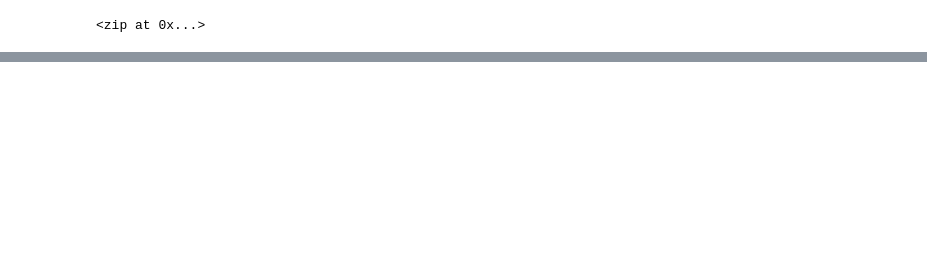
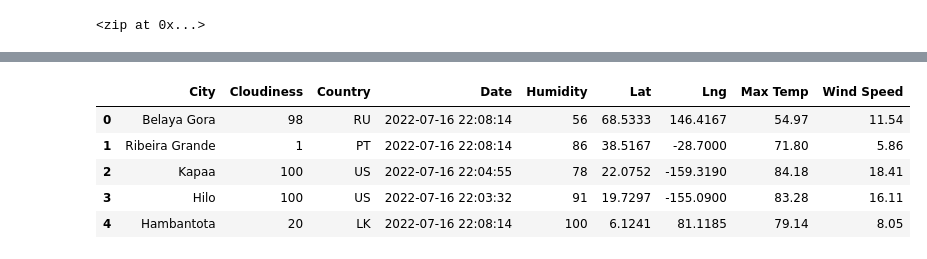
Before and after one commit to 05Perseus/World_Weather_Analysis, a Jupyter notebook: WeatherPy.ipynb, the cells around one changed output, grey strips where cells are left out. Saved outputs shown, nothing was run; the diff lists cells and outputs as text; code cells hidden in the pictures; blank space fills up the shorter version.

```diff
--- a/WeatherPy.ipynb
+++ b/WeatherPy.ipynb
@@ -130,0 +138,13 @@ p
+# %%
+new_column_order = ['City','Cloudiness','Country','Date','Humidity','Lat','Lng','Max Temp','Wind Speed']
+
+city_data_df = city_data_df[new_column_order]
+
+city_data_df.head()
+# %% [output]
+|  | City | Cloudiness | Country | Date | Humidity | Lat | Lng | Max Temp | Wind Speed |
+| 0 | Belaya Gora | 98 | RU | 2022-07-16 22:08:14 | 56 | 68.5333 | 146.4167 | 54.97 | 11.54 |
+| 1 | Ribeira Grande | 1 | PT | 2022-07-16 22:08:14 | 86 | 38.5167 | -28.7000 | 71.80 | 5.86 |
+| 2 | Kapaa | 100 | US | 2022-07-16 22:04:55 | 78 | 22.0752 | -159.3190 | 84.18 | 18.41 |
+| 3 | Hilo | 100 | US | 2022-07-16 22:03:32 | 91 | 19.7297 | -155.0900 | 83.28 | 16.11 |
+| 4 | Hambantota | 20 | LK | 2022-07-16 22:08:14 | 100 | 6.1241 | 81.1185 | 79.14 | 8.05 |
```
Also changed, not shown: parts of 6 cells of this notebook, 1 other file.
